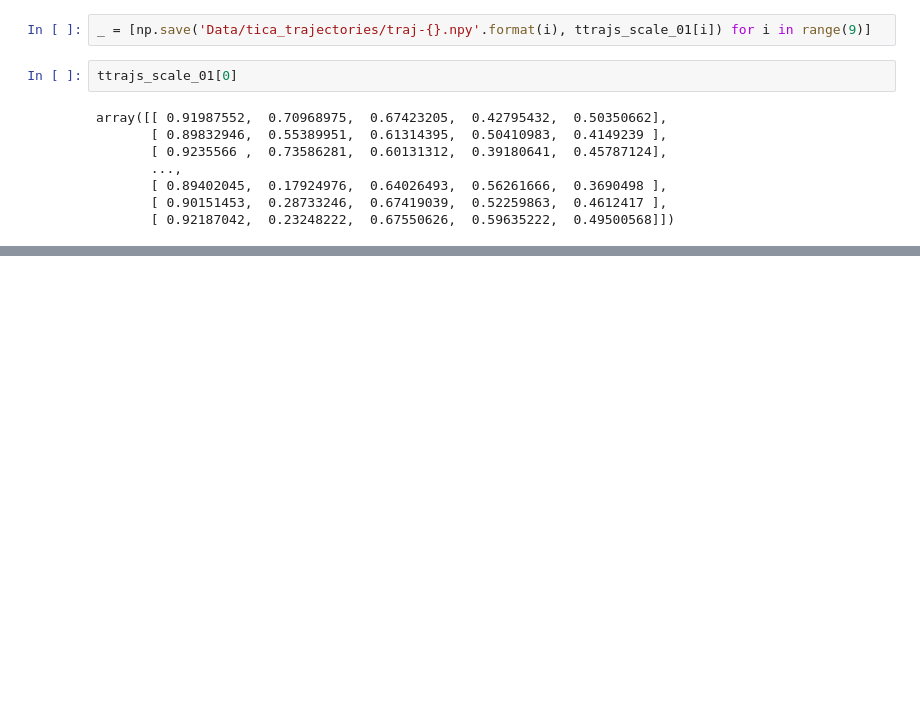
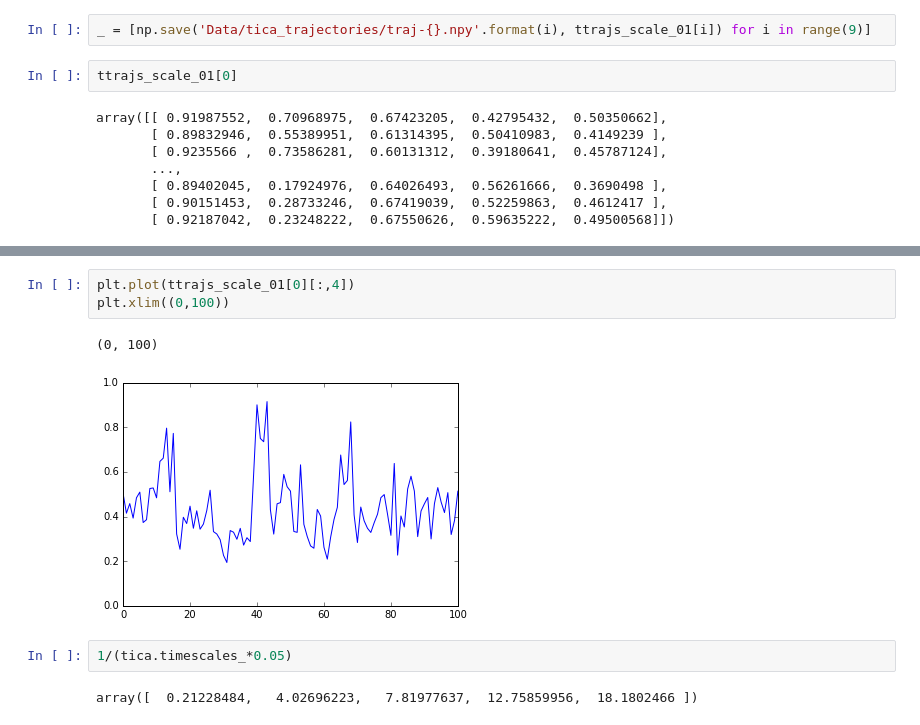
Before and after one commit to RobertArbon/sonification, a Jupyter notebook: High Frequency motion.ipynb, the cells around one changed output, grey strips where cells are left out. Saved outputs shown, nothing was run; the diff lists cells and outputs as text; blank space fills up the shorter version.

```diff
--- a/High Frequency motion.ipynb
+++ b/High Frequency motion.ipynb
@@ -90,0 +91,10 @@ for i in range(5):
+# %%
+plt.plot(ttrajs_scale_01[0][:,4])
+plt.xlim((0,100))
+# %% [output]
+(0, 100)
+[figure, added]
+# %%
+1/(tica.timescales_*0.05)
+# %% [output]
+array([  0.21228484,   4.02696223,   7.81977637,  12.75859956,  18.1802466 ])
```
Also changed, not shown: parts of 2 cells of this notebook.
